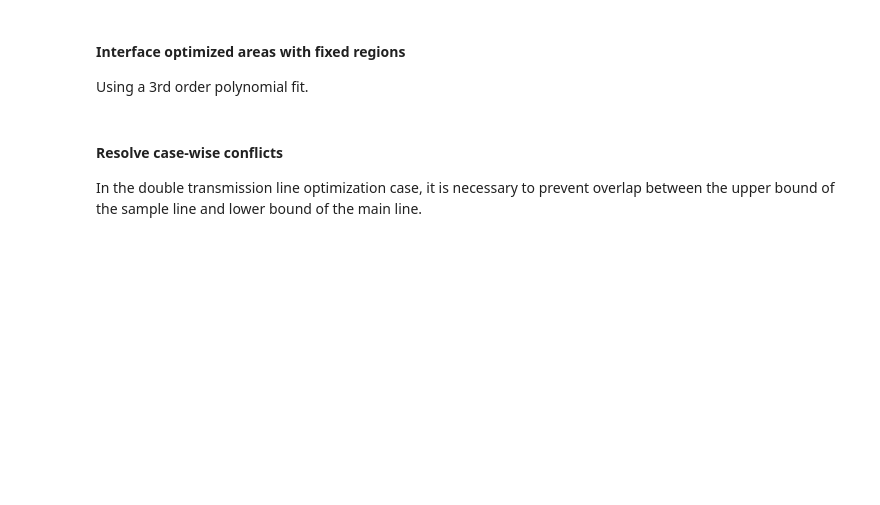
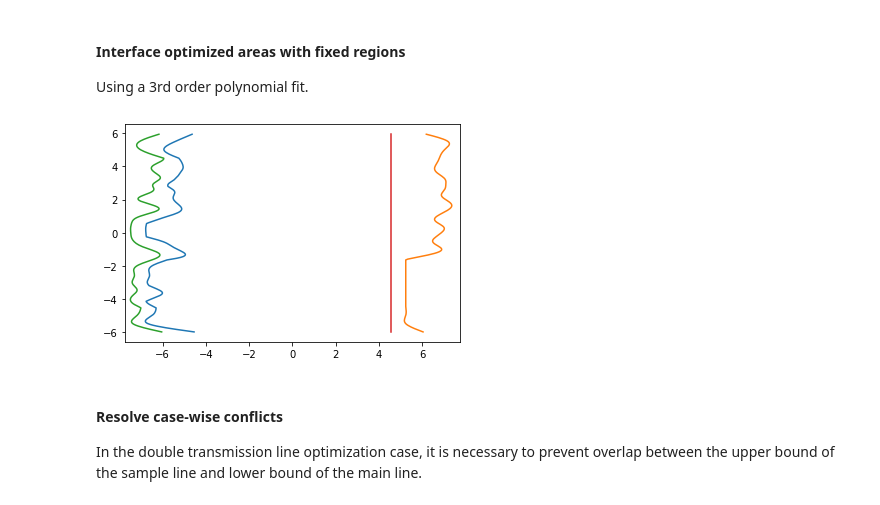
Before and after one commit to FangruLin144/Individual-Project-Adjoint-Based-Planar-MWDevice-Design, a Jupyter notebook: main_resonator_filter.ipynb, the cells around one changed output. Drawn from its saved outputs; the diff is of its cells as text; code cells hidden in the pictures; blank space fills up the shorter version.

```diff
--- a/main_resonator_filter.ipynb
+++ b/main_resonator_filter.ipynb
@@ -205,6 +209,29 @@ plt.show()
 #### Interface optimized areas with fixed regions
 
 Using a 3rd order polynomial fit.
+# %%
+for i in range(num_of_section):
+    x_upper_bound[i] = script_helper.poly_fit_ends(x_upper_bound[i].copy(), y[i].copy(),
+                                                   (x_max_init[i], y_min[i]), (x_max_init[i], y_max[i]), step_size[i],
+                                                   sample_rate[i], sample_distance[i], axis=-1)
+    x_lower_bound[i] = script_helper.poly_fit_ends(x_lower_bound[i].copy(), y[i].copy(),
+                                                   (x_min_init[i], y_min[i]), (x_min_init[i], y_max[i]), step_size[i],
+                                                   sample_rate[i], sample_distance[i], axis=-1)
+# %%
+for i in range(num_of_section):
+    if x_lim[i][1] != None:
+        x_upper_bound[i][:] = np.clip(x_upper_bound[i][:], None, x_lim[i][1])
+    if x_lim[i][0] != None:
+        x_lower_bound[i][:] = np.clip(x_lower_bound[i][:], x_lim[i][0], None)
+# %%
+plt.plot(x_upper_bound[0], y[0])
+plt.plot(x_upper_bound[1], y[1])
+plt.plot(x_lower_bound[0], y[0])
+plt.plot(x_lower_bound[1], y[1])
+plt.xlim(-7.75, 7.75)
+plt.show()
+# %% [output]
+[figure, added]
 # %% [markdown]
 #### Resolve case-wise conflicts
 
```
Also changed, not shown: parts of 13 cells of this notebook.
